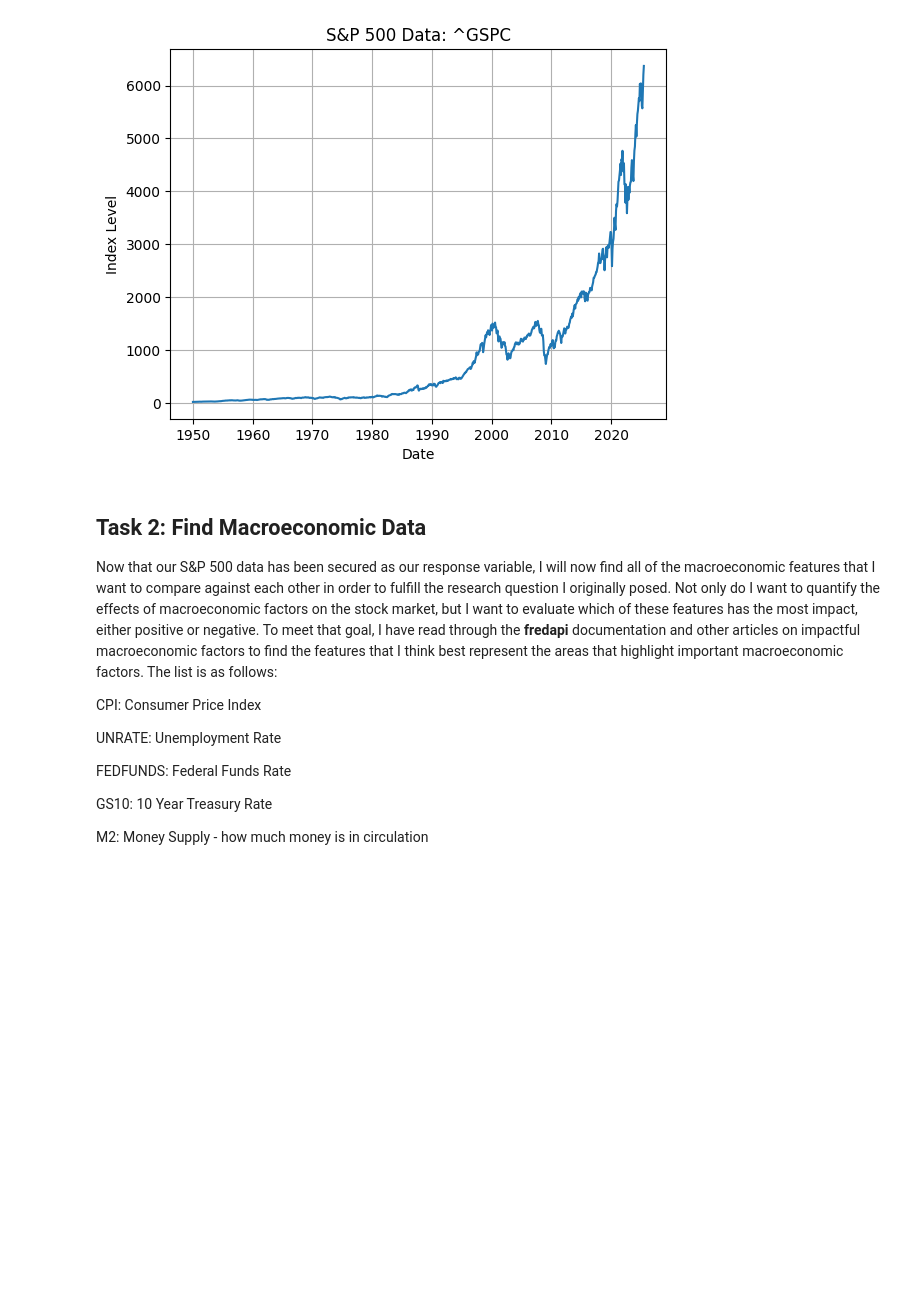
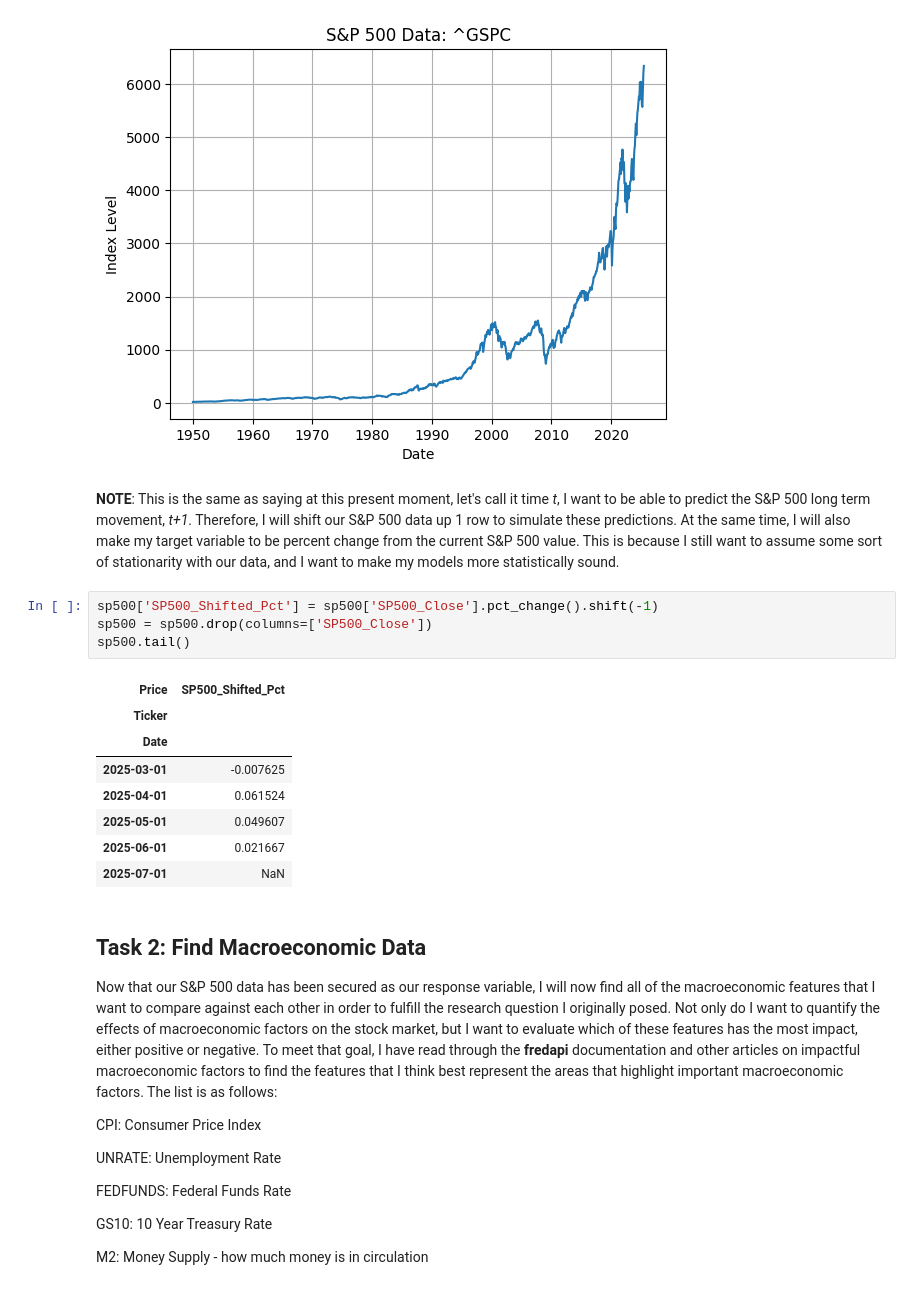
Before and after one commit to Naknak360/macroeconomic_predictor, a Jupyter notebook: Macroeconomic Predictor.ipynb, the cells around one changed output. Cells and saved outputs as stored; diff of their text form; blank space fills up the shorter version.

```diff
--- a/Macroeconomic Predictor.ipynb
+++ b/Macroeconomic Predictor.ipynb
@@ -155,6 +155,21 @@ plt.ylabel('Index Level')
 plt.grid(True)
 # %% [output]
 [figure]
+# %% [markdown]
+**NOTE**: This is the same as saying at this present moment, let's call it time *t*, I want to be able to predict the S&P 500 long term movement, *t+1*. Therefore, I will shift our S&P 500 data up 1 row to simulate these predictions. At the same time, I will also make my target variable to be percent change from the current S&P 500 value. This is because I still want to assume some sort of stationarity with our data, and I want to make my models more statistically sound.
+# %%
+sp500['SP500_Shifted_Pct'] = sp500['SP500_Close'].pct_change().shift(-1)
+sp500 = sp500.drop(columns=['SP500_Close'])
+sp500.tail()
+# %% [output]
+| Price | SP500_Shifted_Pct |
+| Ticker |  |
+| Date |  |
+| 2025-03-01 | -0.007625 |
+| 2025-04-01 | 0.061524 |
+| 2025-05-01 | 0.049607 |
+| 2025-06-01 | 0.021667 |
+| 2025-07-01 | NaN |
 # %% [markdown]
 ## Task 2: Find Macroeconomic Data
 
```
Also changed, not shown: parts of 7 cells of this notebook.
